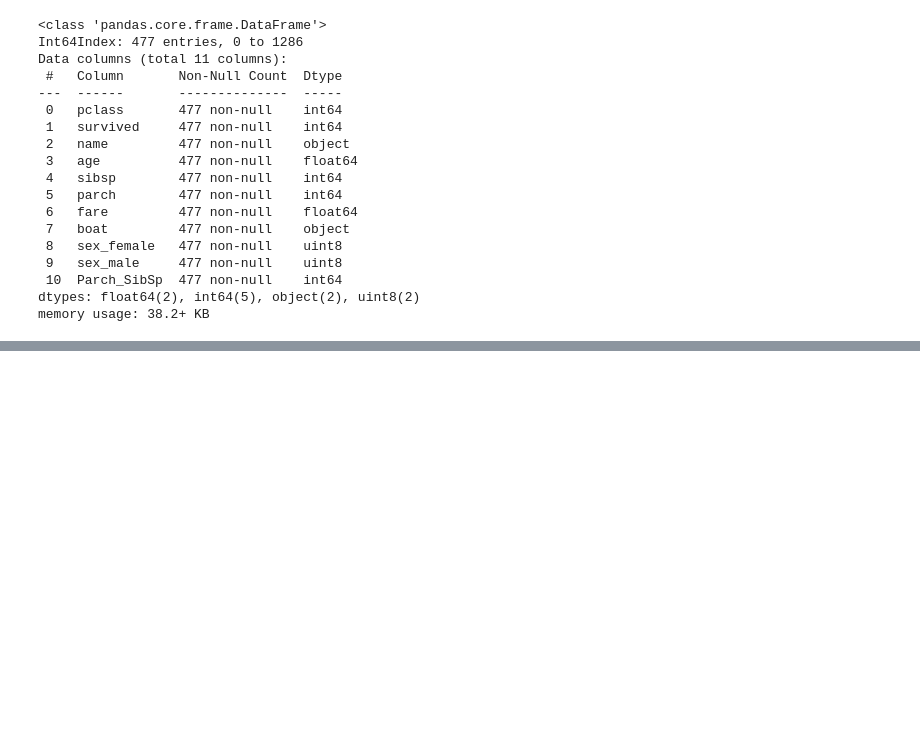
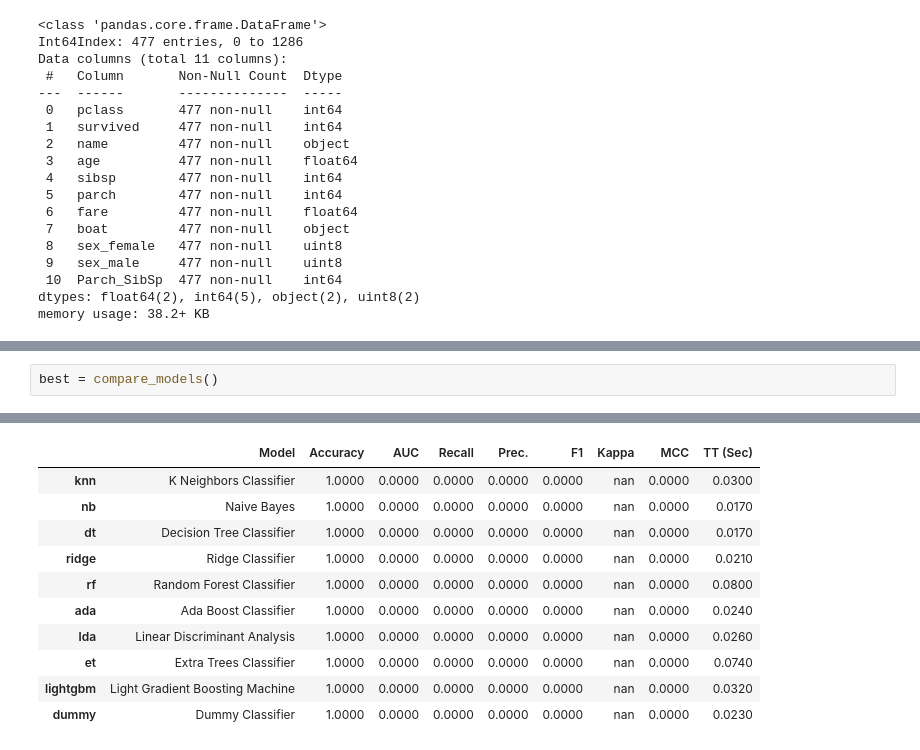
Before and after one commit to HannahCimene/TrioData_Masters, a Jupyter notebook: Files/titanic_dataset/titanic_dataset_liesa.ipynb, the cells around one changed output, grey strips where cells are left out. Cells and saved outputs as stored; diff of their text form; blank space fills up the shorter version.

```diff
--- a/Files/titanic_dataset/titanic_dataset_liesa.ipynb
+++ b/Files/titanic_dataset/titanic_dataset_liesa.ipynb
@@ -720,0 +669,3 @@ ValueError: Estimator best-model not available. Please see docstring for list of
+# %%
+best = compare_models()
+# %% [output]
@@ -720,0 +673,11 @@ ValueError: Estimator best-model not available. Please see docstring for list of
+|  | Model | Accuracy | AUC | Recall | Prec. | F1 | Kappa | MCC | TT (Sec) |
+| knn | K Neighbors Classifier | 1.0000 | 0.0000 | 0.0000 | 0.0000 | 0.0000 | nan | 0.0000 | 0.0300 |
+| nb | Naive Bayes | 1.0000 | 0.0000 | 0.0000 | 0.0000 | 0.0000 | nan | 0.0000 | 0.0170 |
+| dt | Decision Tree Classifier | 1.0000 | 0.0000 | 0.0000 | 0.0000 | 0.0000 | nan | 0.0000 | 0.0170 |
+| ridge | Ridge Classifier | 1.0000 | 0.0000 | 0.0000 | 0.0000 | 0.0000 | nan | 0.0000 | 0.0210 |
+| rf | Random Forest Classifier | 1.0000 | 0.0000 | 0.0000 | 0.0000 | 0.0000 | nan | 0.0000 | 0.0800 |
+| ada | Ada Boost Classifier | 1.0000 | 0.0000 | 0.0000 | 0.0000 | 0.0000 | nan | 0.0000 | 0.0240 |
+| lda | Linear Discriminant Analysis | 1.0000 | 0.0000 | 0.0000 | 0.0000 | 0.0000 | nan | 0.0000 | 0.0260 |
+| et | Extra Trees Classifier | 1.0000 | 0.0000 | 0.0000 | 0.0000 | 0.0000 | nan | 0.0000 | 0.0740 |
+| lightgbm | Light Gradient Boosting Machine | 1.0000 | 0.0000 | 0.0000 | 0.0000 | 0.0000 | nan | 0.0000 | 0.0320 |
+| dummy | Dummy Classifier | 1.0000 | 0.0000 | 0.0000 | 0.0000 | 0.0000 | nan | 0.0000 | 0.0230 |
```
Also changed, not shown: parts of 21 cells of this notebook, 2 other files.
